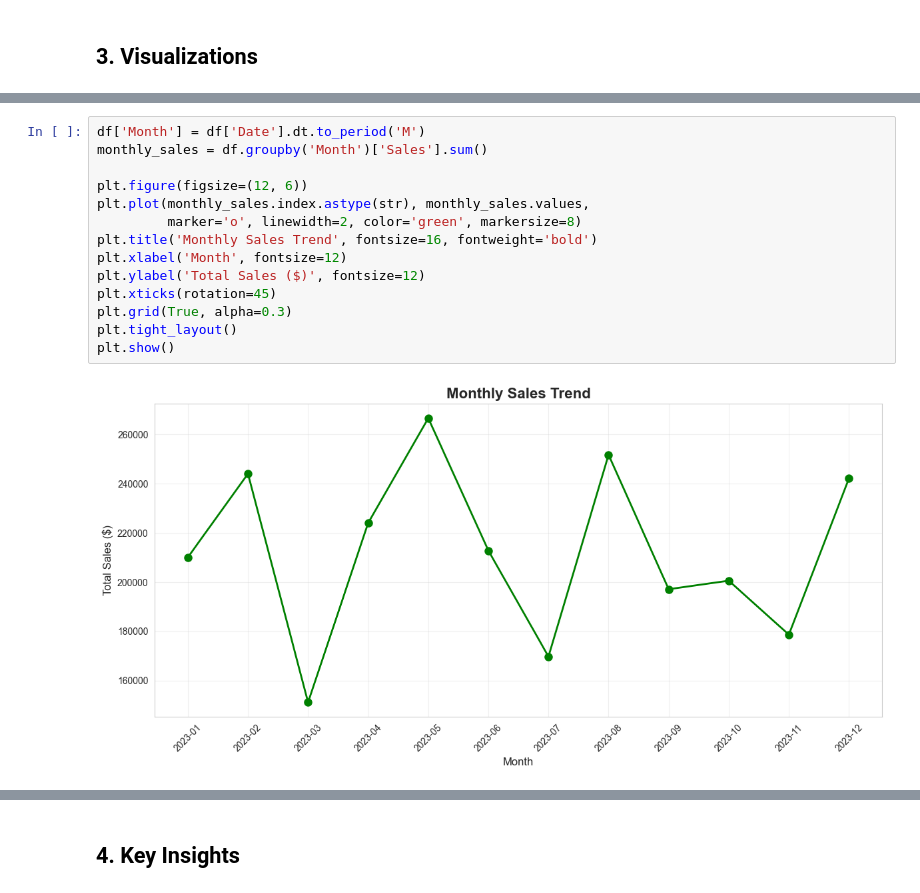
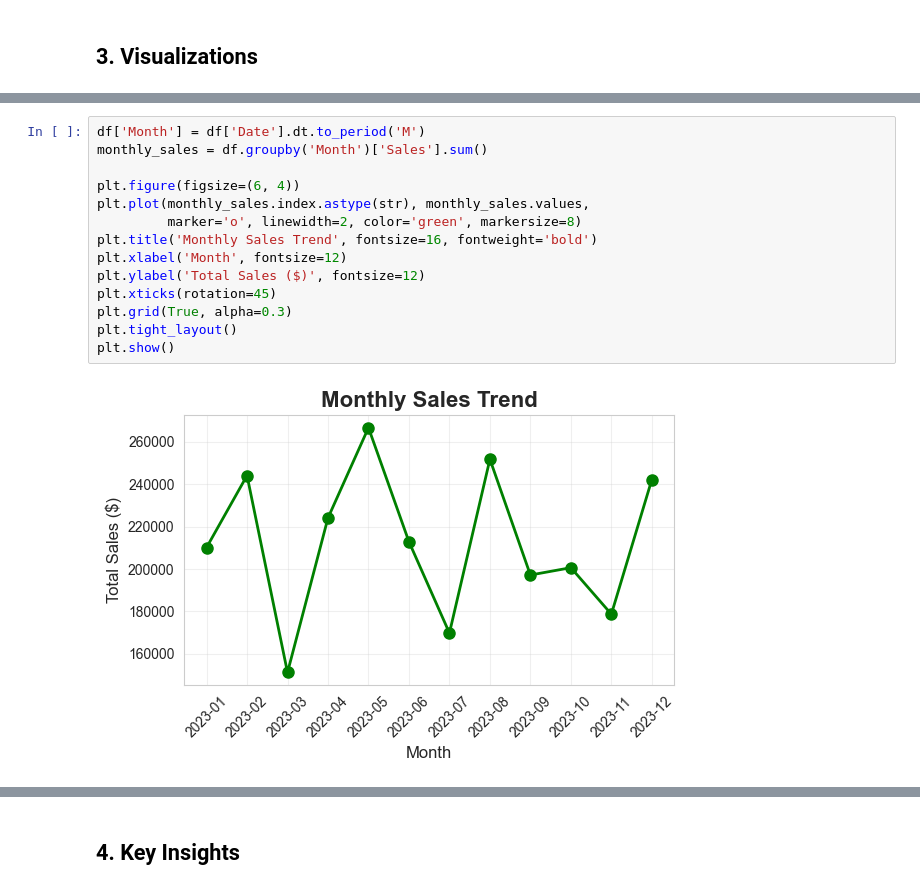
Before and after one commit to madhanr13/analytics-intern, a Jupyter notebook: Project1/sales_analysis.ipynb, the cells around one changed output, grey strips where cells are left out. Cells and saved outputs as stored; diff of their text form.

```diff
--- a/Project1/sales_analysis.ipynb
+++ b/Project1/sales_analysis.ipynb
@@ -114,17 +114,17 @@ plt.show()
 # %%
 df['Month'] = df['Date'].dt.to_period('M')
 monthly_sales = df.groupby('Month')['Sales'].sum()
 
-plt.figure(figsize=(12, 6))
+plt.figure(figsize=(6, 4))
 plt.plot(monthly_sales.index.astype(str), monthly_sales.values,
          marker='o', linewidth=2, color='green', markersize=8)
 plt.title('Monthly Sales Trend', fontsize=16, fontweight='bold')
 plt.xlabel('Month', fontsize=12)
 plt.ylabel('Total Sales ($)', fontsize=12)
 plt.xticks(rotation=45)
 plt.grid(True, alpha=0.3)
 plt.tight_layout()
 plt.show()
 # %% [output]
-[figure, old version]
+[figure, new version]
 # %%
```
Also changed, not shown: parts of 4 cells of this notebook, 2 other files.
